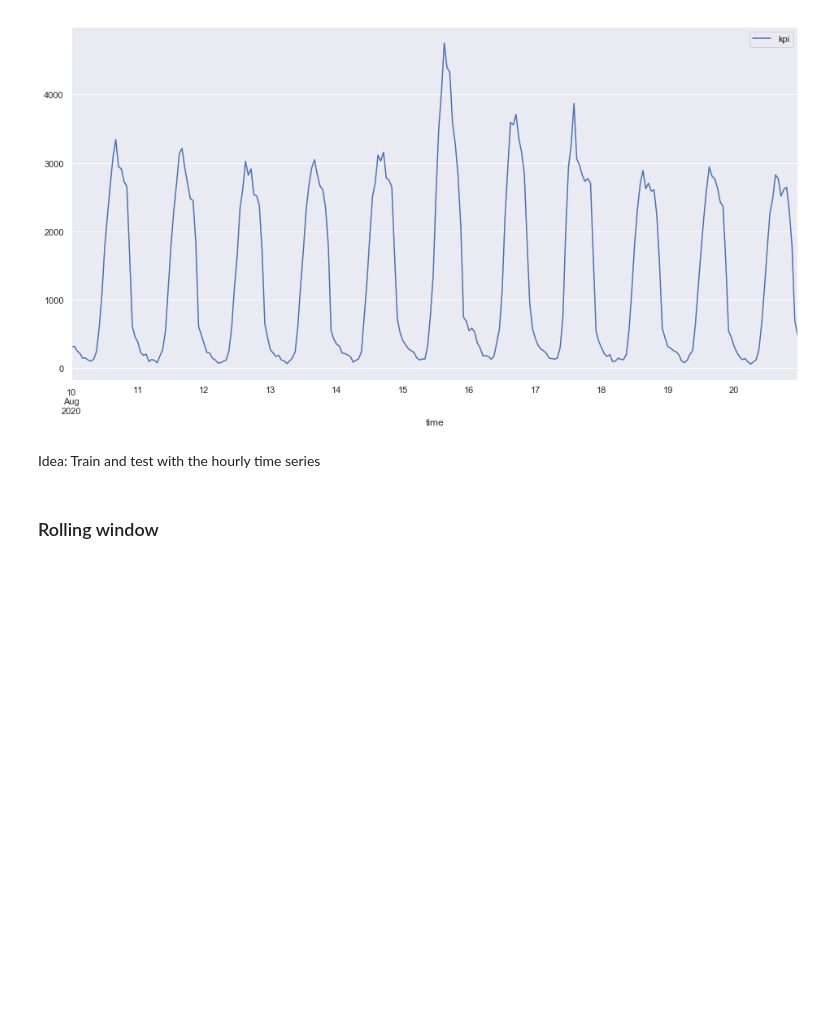
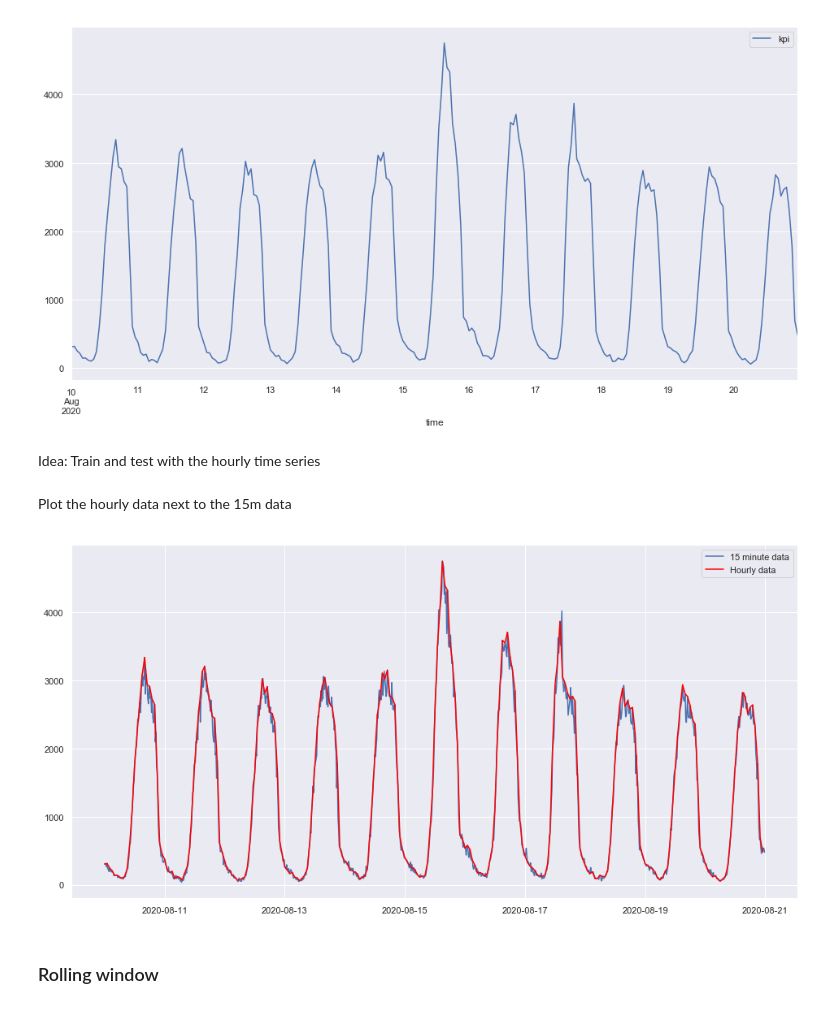
Before and after one commit to esziger/ADS_project, a Jupyter notebook: KPI_forecasting_esziger.ipynb, the cells around one changed output. Drawn from its saved outputs; the diff is of its cells as text; code cells hidden in the pictures; blank space fills up the shorter version.

```diff
--- a/KPI_forecasting_esziger.ipynb
+++ b/KPI_forecasting_esziger.ipynb
@@ -244,3 +248,5 @@ More questions regarding Data Analysis:
+# %%
+df.drop(["Weekday Name"], axis=1, inplace=True)
 # %% [markdown]
 ### Frequencies
 # %%
@@ -269,6 +275,15 @@ df_hourly.plot()
 [figure]
 # %% [markdown]
 Idea: Train and test with the hourly time series
+# %% [markdown]
+Plot the hourly data next to the 15m data
+# %%
+plt.plot(df, label="15 minute data")
+plt.plot(df_hourly, color='red', label="Hourly data")
+plt.legend()
+plt.show()
+# %% [output]
+[figure, added]
 # %% [markdown]
 ### Rolling window
 # %% [markdown]
```
Also changed, not shown: parts of 92 cells of this notebook.
